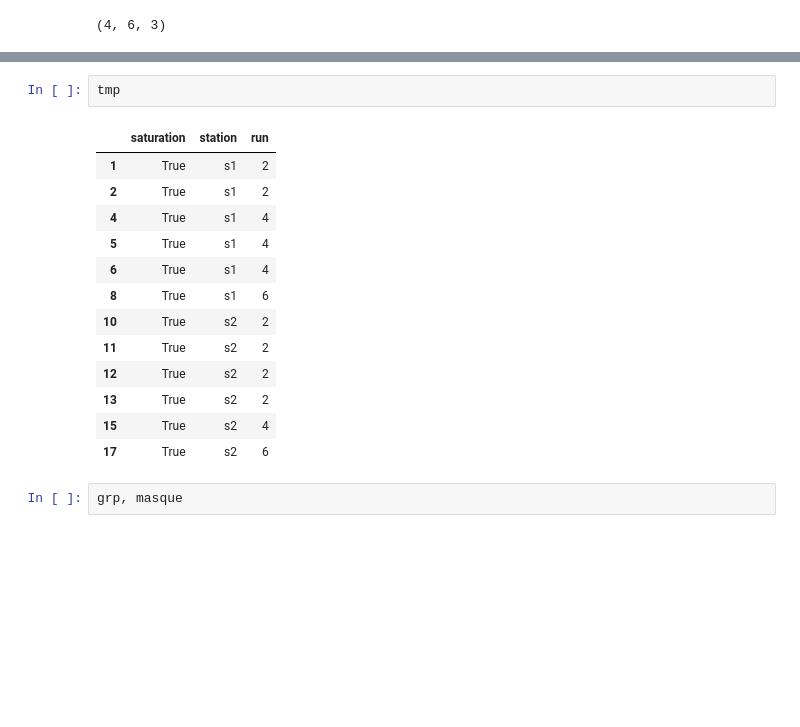
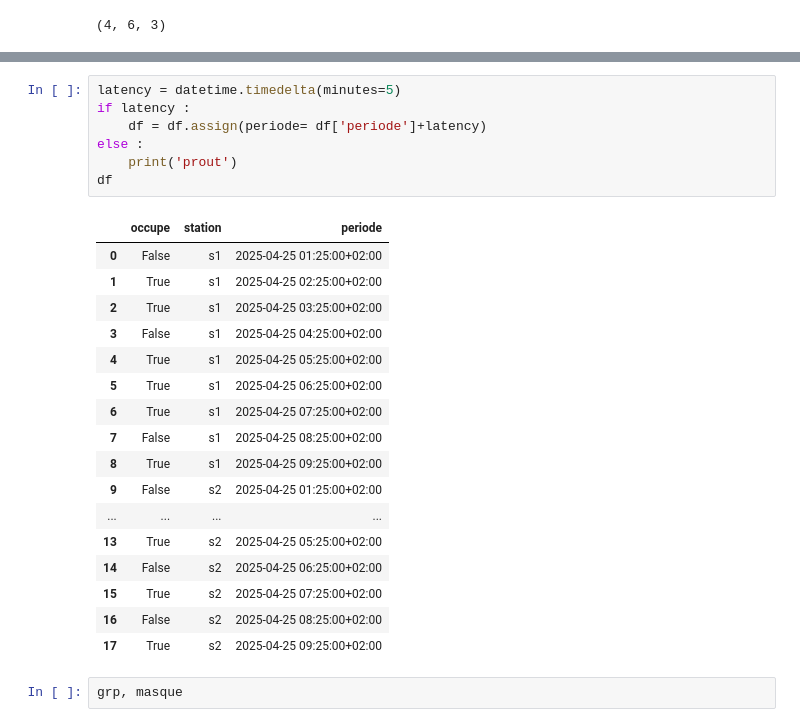
Before and after one commit to loco-labs/qualicharge-rtet, a Jupyter notebook: saturation/source/tests_saturation.ipynb, the cells around one changed output, grey strips where cells are left out. Drawn from its saved outputs; the diff is of its cells as text; blank space fills up the shorter version.

```diff
--- a/saturation/source/tests_saturation.ipynb
+++ b/saturation/source/tests_saturation.ipynb
@@ -350,19 +354,28 @@ result
 # %%
-tmp
+latency = datetime.timedelta(minutes=5)
+if latency :
+    df = df.assign(periode= df['periode']+latency)
+else :
+    print('prout')
+df
 # %% [output]
-|  | saturation | station | run |
-| 1 | True | s1 | 2 |
-| 2 | True | s1 | 2 |
-| 4 | True | s1 | 4 |
-| 5 | True | s1 | 4 |
-| 6 | True | s1 | 4 |
-| 8 | True | s1 | 6 |
-| 10 | True | s2 | 2 |
-| 11 | True | s2 | 2 |
-| 12 | True | s2 | 2 |
-| 13 | True | s2 | 2 |
-| 15 | True | s2 | 4 |
-| 17 | True | s2 | 6 |
+|  | occupe | station | periode |
+| 0 | False | s1 | 2025-04-25 01:25:00+02:00 |
+| 1 | True | s1 | 2025-04-25 02:25:00+02:00 |
+| 2 | True | s1 | 2025-04-25 03:25:00+02:00 |
+| 3 | False | s1 | 2025-04-25 04:25:00+02:00 |
+| 4 | True | s1 | 2025-04-25 05:25:00+02:00 |
+| 5 | True | s1 | 2025-04-25 06:25:00+02:00 |
+| 6 | True | s1 | 2025-04-25 07:25:00+02:00 |
+| 7 | False | s1 | 2025-04-25 08:25:00+02:00 |
+| 8 | True | s1 | 2025-04-25 09:25:00+02:00 |
+| 9 | False | s2 | 2025-04-25 01:25:00+02:00 |
+| ... | ... | ... | ... |
+| 13 | True | s2 | 2025-04-25 05:25:00+02:00 |
+| 14 | False | s2 | 2025-04-25 06:25:00+02:00 |
+| 15 | True | s2 | 2025-04-25 07:25:00+02:00 |
+| 16 | False | s2 | 2025-04-25 08:25:00+02:00 |
+| 17 | True | s2 | 2025-04-25 09:25:00+02:00 |
 # %%
 grp, masque
 # %% [output]
```
Also changed, not shown: parts of 3 cells of this notebook, 1 other file.
